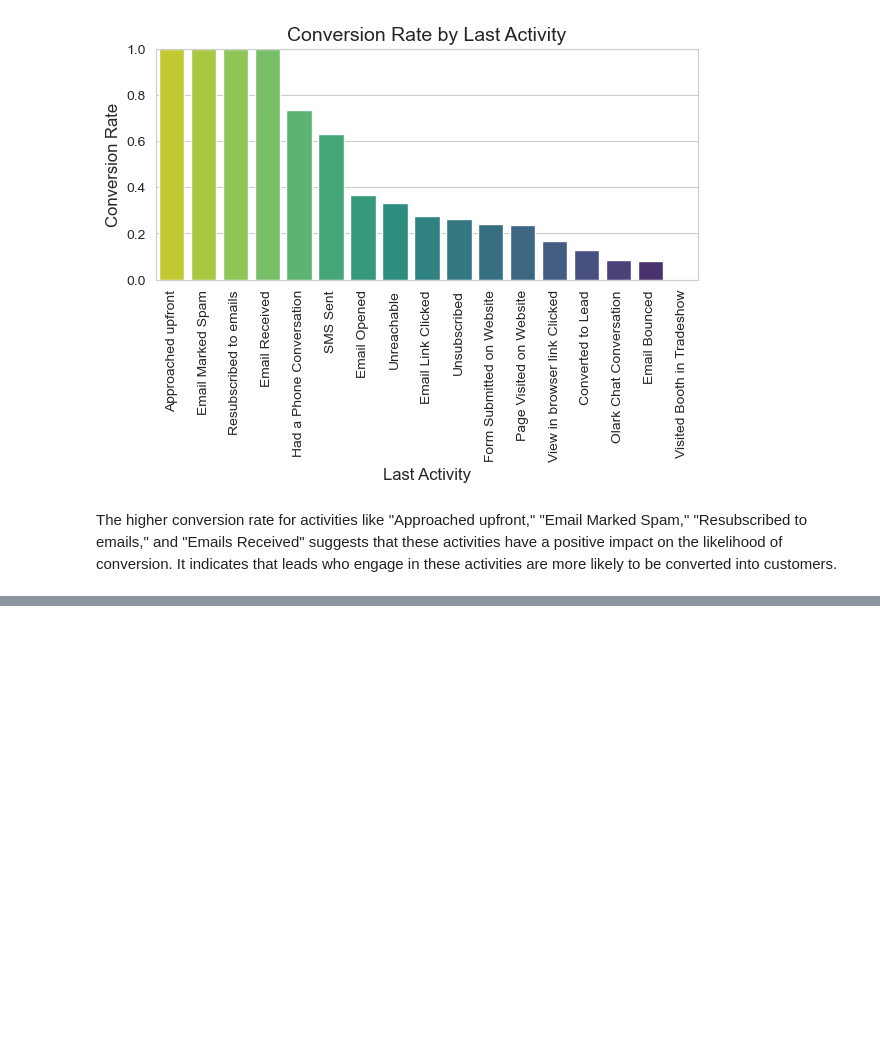
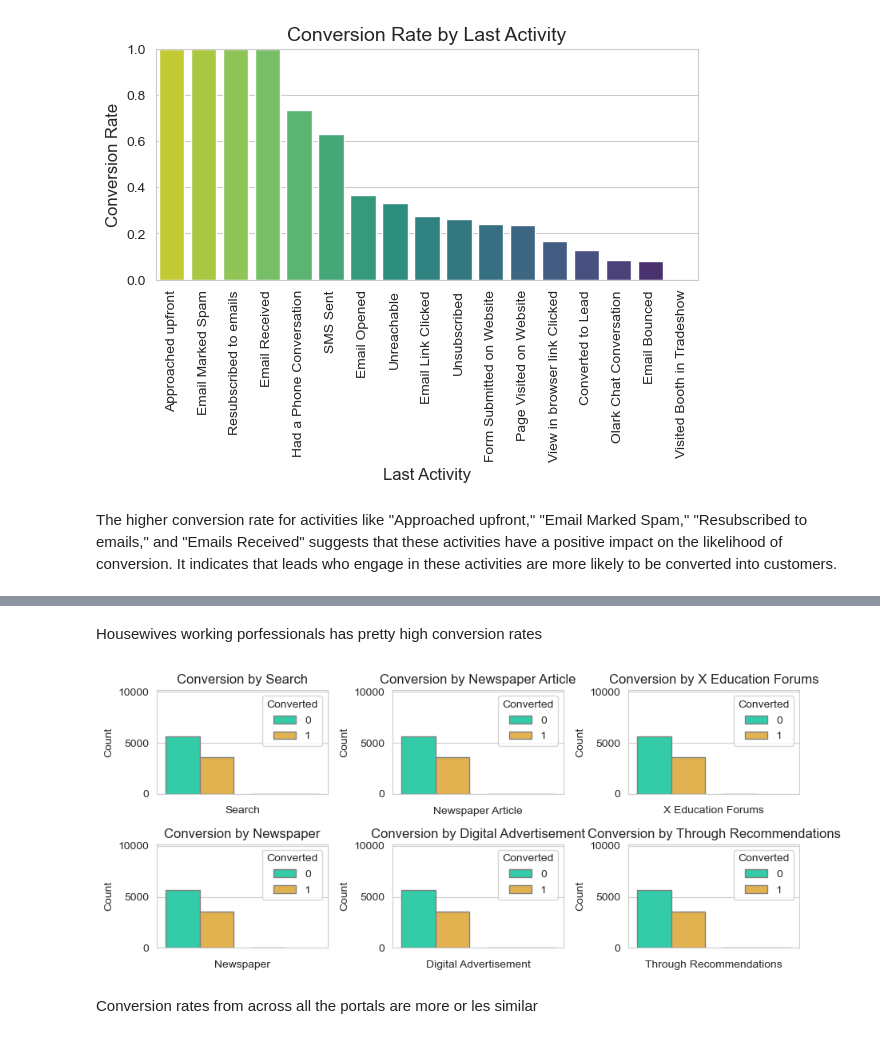
Before and after one commit to kunalworldwide/Lead-Scoring-Case-study, a Jupyter notebook: Lead-scoring-assignments.ipynb, the cells around one changed output, grey strips where cells are left out. Saved outputs shown, nothing was run; the diff lists cells and outputs as text; code cells hidden in the pictures; blank space fills up the shorter version.

```diff
--- a/Lead-scoring-assignments.ipynb
+++ b/Lead-scoring-assignments.ipynb
@@ -463,0 +495,28 @@ The higher conversion rate for activities like "Approached upfront," "Email Mark
+# %% [markdown]
+Housewives working porfessionals has pretty high conversion rates
+# %%
+# Set up subplots
+fig, axes = plt.subplots(nrows=2, ncols=3, figsize=(9, 4))
+axes = axes.flatten()
+
+# Iterate over each variable and create subplots
+variables = ['Search', 'Newspaper Article', 'X Education Forums', 'Newspaper', 'Digital Advertisement', 'Through Recommendations']
+for i, variable in enumerate(variables):
+    ax = axes[i]
+    sns.countplot(x=variable, hue='Converted', data=df, ax=ax, palette='turbo', edgecolor='gray')
+    ax.set_xlabel(variable)
+    ax.set_ylabel('Count')
+    ax.set_title(f'Conversion by {variable}')
+    ax.legend(title='Converted', loc='upper right')
+    ax.set_xticklabels([])  # Remove x-axis ticks
+    ax.set_ylim(0, df[variable].value_counts().max() * 1.1)  # Adjust the y-axis limit for better visualization
+    ax.legend(title='Converted', loc='upper right')
+
+
+# Adjust layout and show the plot
+plt.tight_layout()
+plt.show()
+# %% [output]
+[figure, added]
+# %% [markdown]
+Conversion rates from across all the portals are more or les similar
```
Also changed, not shown: parts of 3 cells of this notebook.
